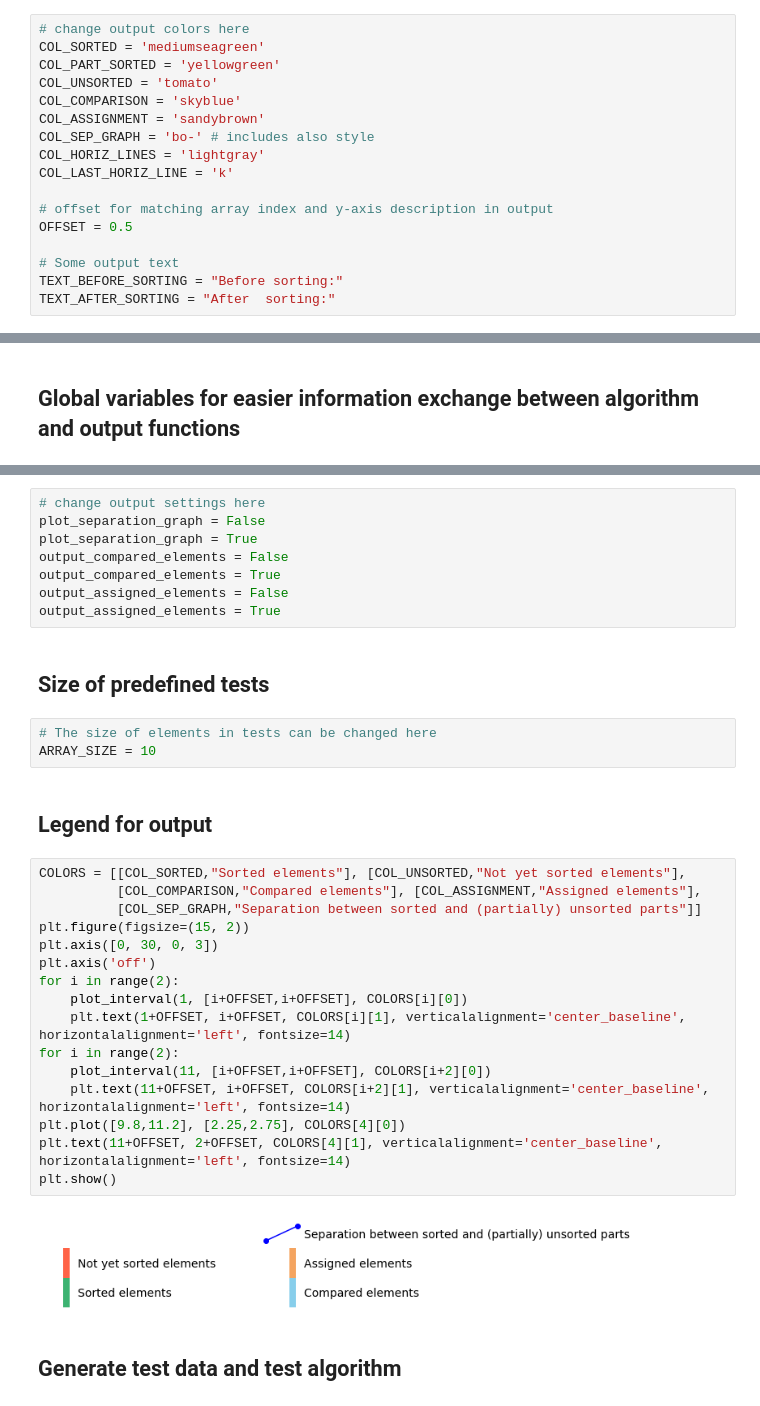
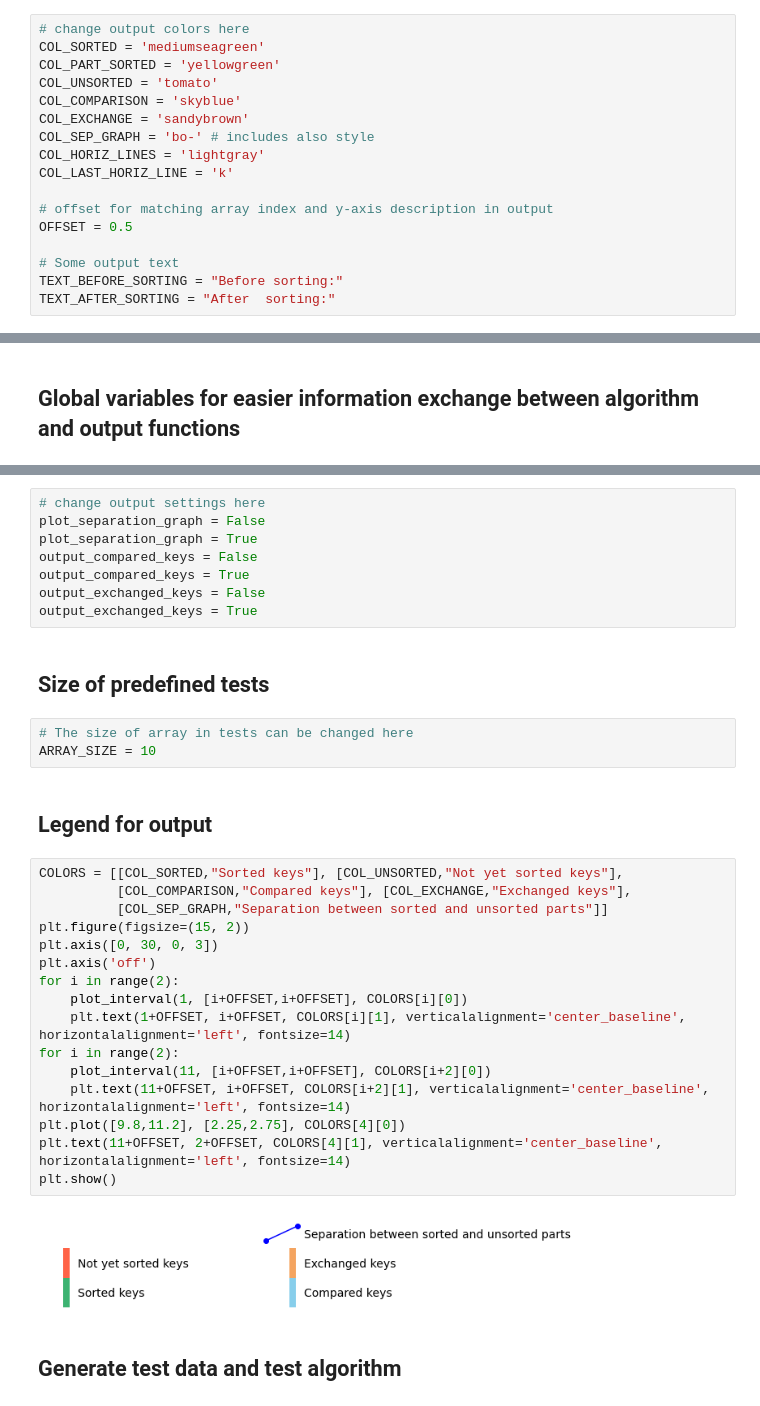
Before and after one commit to JensLiebehenschel/AlgDat, a Jupyter notebook: Bubblesort/BubblesortVisualization.ipynb, the cells around one changed output, grey strips where cells are left out. Saved outputs shown, nothing was run; the diff lists cells and outputs as text.

```diff
--- a/Bubblesort/BubblesortVisualization.ipynb
+++ b/Bubblesort/BubblesortVisualization.ipynb
@@ -39,7 +39,7 @@ COL_SORTED = 'mediumseagreen'
 COL_PART_SORTED = 'yellowgreen'
 COL_UNSORTED = 'tomato'
 COL_COMPARISON = 'skyblue'
-COL_ASSIGNMENT = 'sandybrown'
+COL_EXCHANGE = 'sandybrown'
 COL_SEP_GRAPH = 'bo-' # includes also style
 COL_HORIZ_LINES = 'lightgray'
 COL_LAST_HORIZ_LINE = 'k'
@@ -140,35 +140,35 @@ separation_graph_data=[]
 # change output settings here
 plot_separation_graph = False
 plot_separation_graph = True
-output_compared_elements = False
-output_compared_elements = True
-output_assigned_elements = False
-output_assigned_elements = True
+output_compared_keys = False
+output_compared_keys = True
+output_exchanged_keys = False
+output_exchanged_keys = True
 # %% [markdown]
 ## Size of predefined tests
 # %%
-# The size of elements in tests can be changed here
+# The size of array in tests can be changed here
 ARRAY_SIZE = 10
 # %% [markdown]
 ## Legend for output
 # %%
-COLORS = [[COL_SORTED,"Sorted elements"], [COL_UNSORTED,"Not yet sorted elements"],
-          [COL_COMPARISON,"Compared elements"], [COL_ASSIGNMENT,"Assigned elements"],
-          [COL_SEP_GRAPH,"Separation between sorted and (partially) unsorted parts"]]
+COLORS = [[COL_SORTED,"Sorted keys"], [COL_UNSORTED,"Not yet sorted keys"],
+          [COL_COMPARISON,"Compared keys"], [COL_EXCHANGE,"Exchanged keys"],
+          [COL_SEP_GRAPH,"Separation between sorted and unsorted parts"]]
 plt.figure(figsize=(15, 2))
 plt.axis([0, 30, 0, 3])
 plt.axis('off')
 for i in range(2):
     plot_interval(1, [i+OFFSET,i+OFFSET], COLORS[i][0])
     plt.text(1+OFFSET, i+OFFSET, COLORS[i][1], verticalalignment='center_baseline', horizontalalignment='left', fontsize=14)
 for i in range(2):
     plot_interval(11, [i+OFFSET,i+OFFSET], COLORS[i+2][0])
     plt.text(11+OFFSET, i+OFFSET, COLORS[i+2][1], verticalalignment='center_baseline', horizontalalignment='left', fontsize=14)
 plt.plot([9.8,11.2], [2.25,2.75], COLORS[4][0])
 plt.text(11+OFFSET, 2+OFFSET, COLORS[4][1], verticalalignment='center_baseline', horizontalalignment='left', fontsize=14)
 plt.show()
 # %% [output]
-[figure, old version]
+[figure, new version]
 # %% [markdown]
 ## Generate test data and test algorithm
 # %%
```
Also changed, not shown: parts of 6 cells of this notebook, 26 other files.
